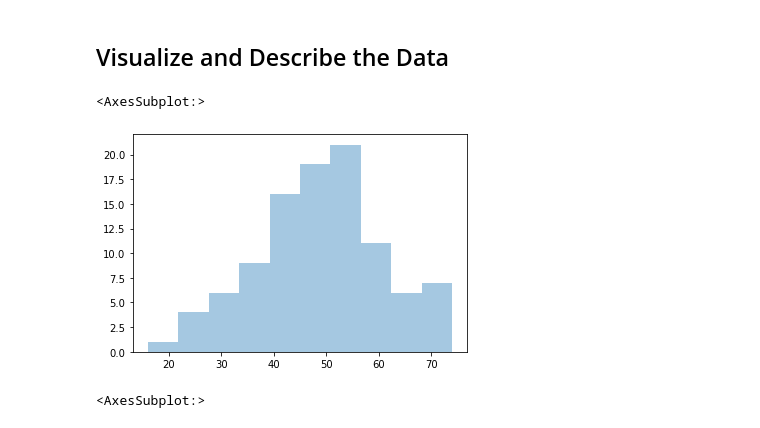
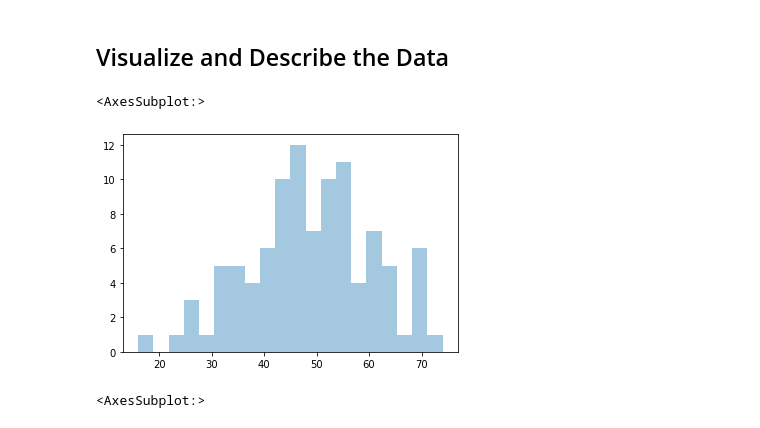
Before and after one commit to SSaberipouya/Data-Prepareation-and-Feature_Engineering, a Jupyter notebook: 00-Dealing-with-Outliers.ipynb, the cells around one changed output. Cells and saved outputs as stored; diff of their text form; code cells hidden in the pictures.

```diff
--- a/00-Dealing-with-Outliers.ipynb
+++ b/00-Dealing-with-Outliers.ipynb
@@ -60,10 +60,10 @@ array([56., 48., 58., 70., 47., 47., 71., 60., 44., 57., 44., 44., 53.,
 # %% [markdown]
 ## Visualize and Describe the Data
 # %%
-sns.distplot(sample,bins=10,kde=False)
+sns.distplot(sample,bins=20,kde=False)
 # %% [output]
 <AxesSubplot:>
-[figure, old version]
+[figure, new version]
 # %%
 sns.boxplot(sample)
 # %% [output]
```
Also changed, not shown: parts of 17 cells of this notebook.
